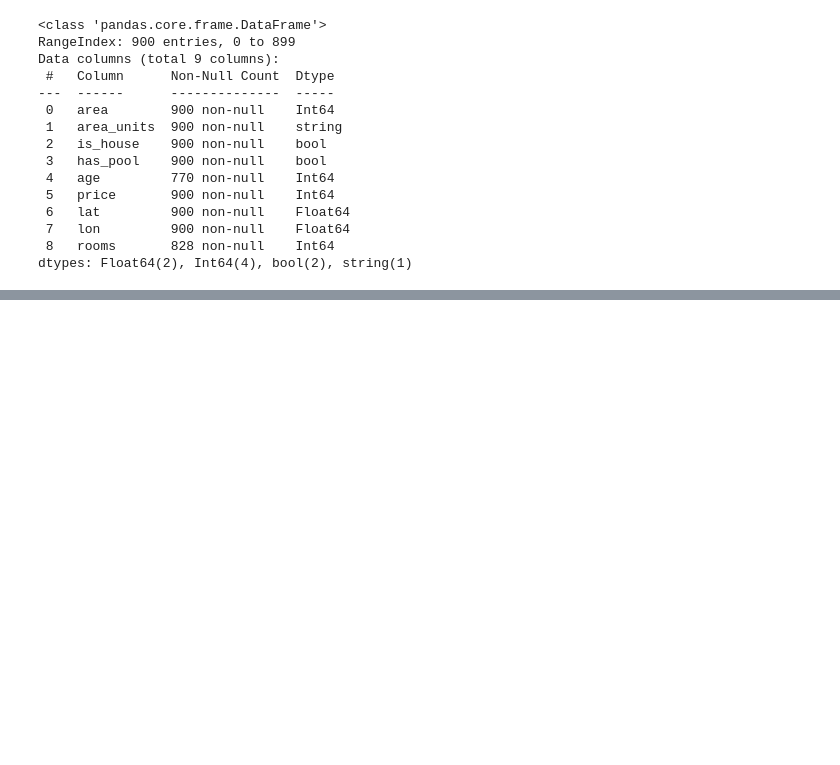
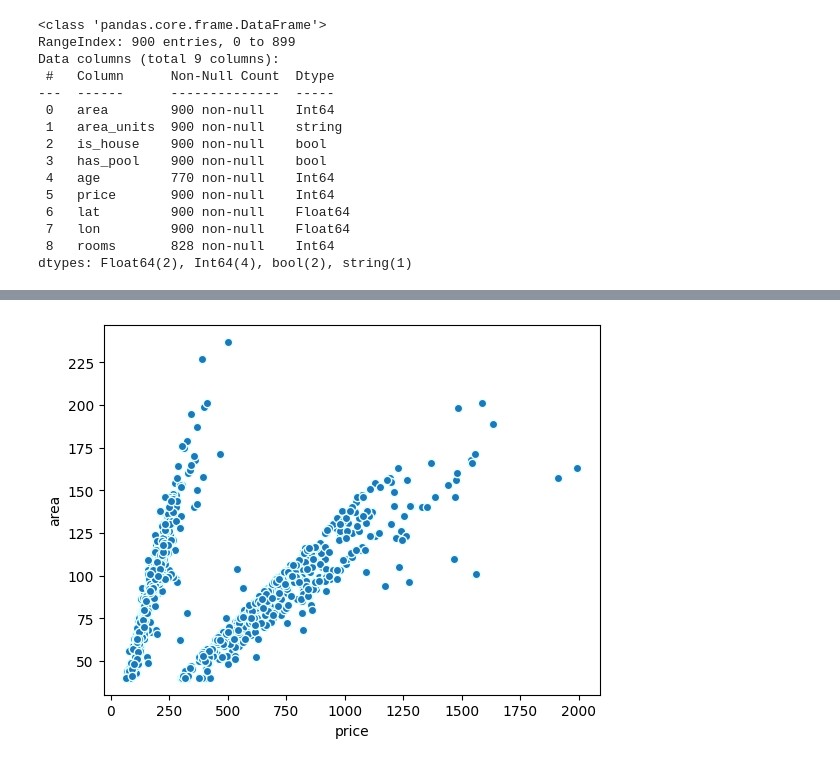
Before and after one commit to NazaGonella/TP01-machine-learning, a Jupyter notebook: Entrega_TP1.ipynb, the cells around one changed output, grey strips where cells are left out. Saved outputs shown, nothing was run; the diff lists cells and outputs as text; code cells hidden in the pictures; blank space fills up the shorter version.

```diff
--- a/Entrega_TP1.ipynb
+++ b/Entrega_TP1.ipynb
@@ -86,0 +93,9 @@ processed_data.casas_dev.head()
+# %%
+plt.scatter(processed_data.casas_dev['price'], processed_data.casas_dev['area'], edgecolors='lightcyan')
+# plt.scatter(casas_dev[casas_dev['lat'] > 0]['price'], casas_dev[casas_dev['lat'] > 0]['area'], edgecolors='lightcyan')
+plt.xlabel('price')
+plt.ylabel('area')
+
+plt.show()
+# %% [output]
+[figure, added]
```
Also changed, not shown: parts of 20 cells of this notebook, 9 other files.
